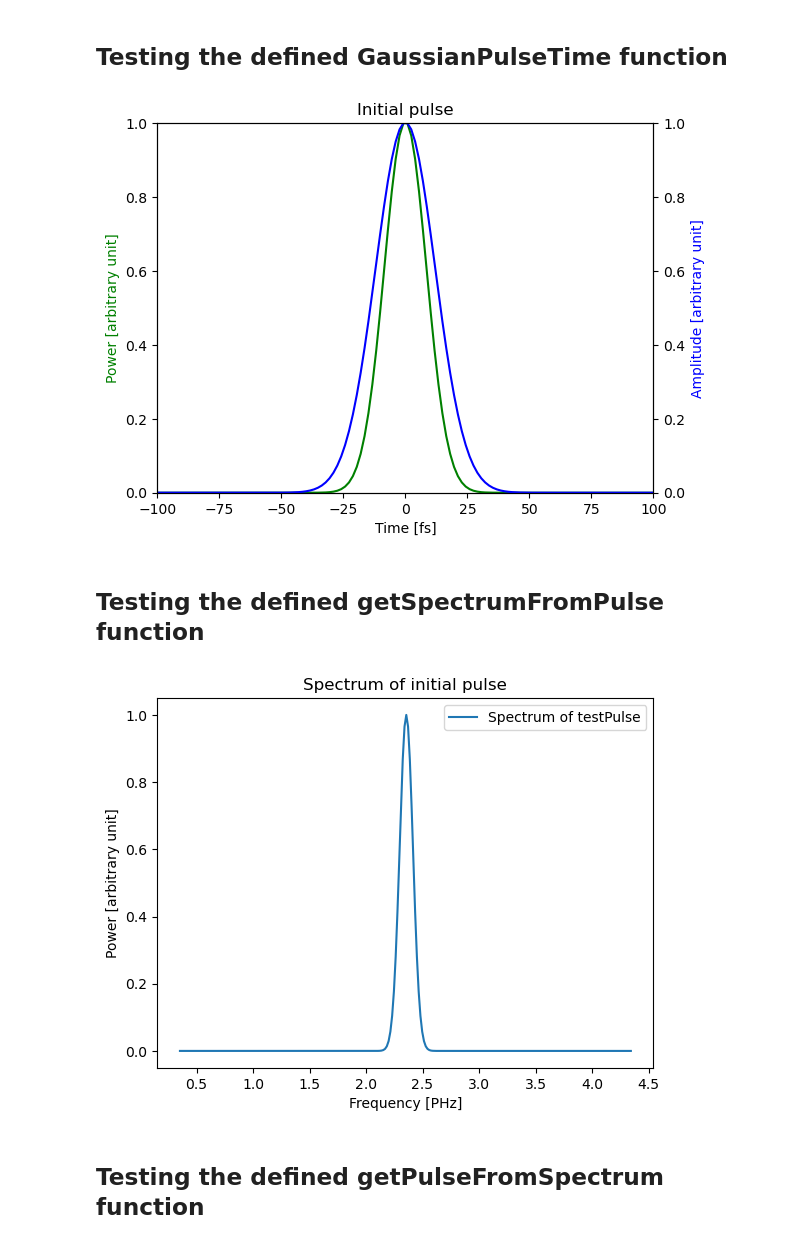
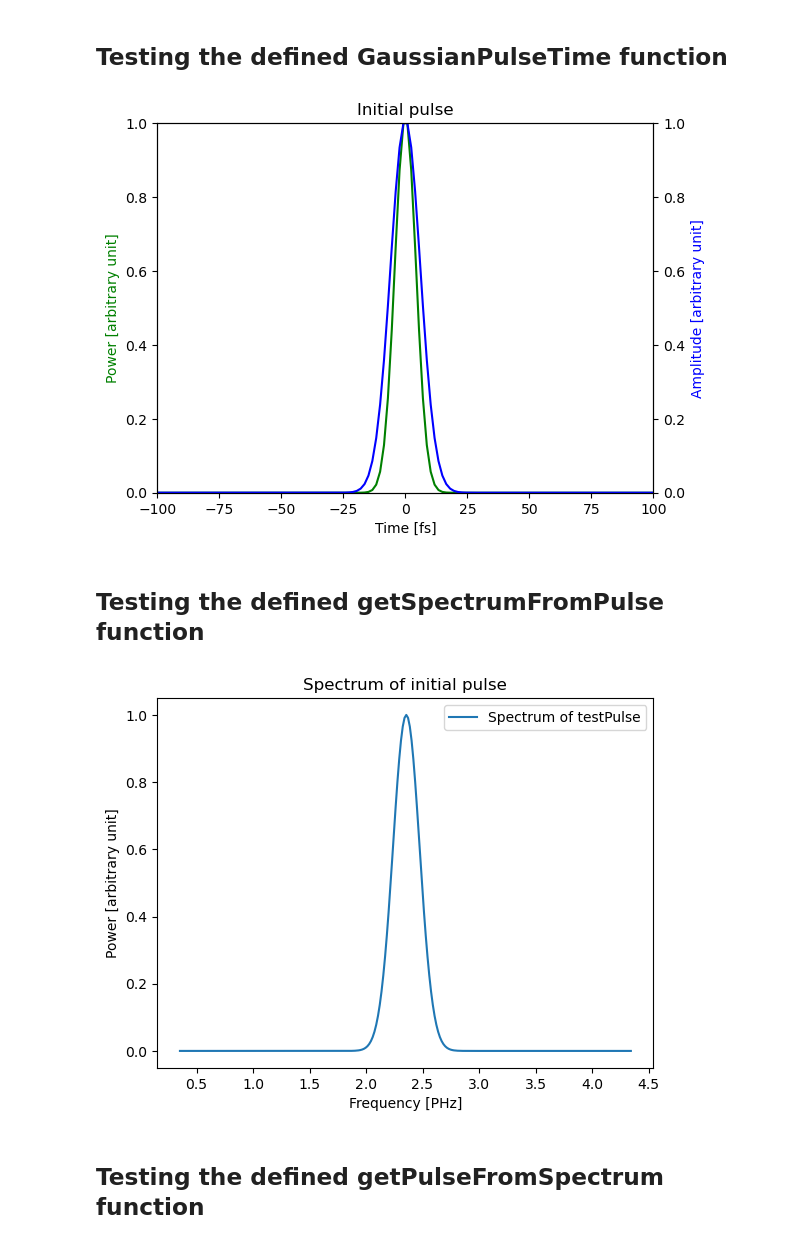
Before and after one commit to physx-is-fun/GNLSE, a Jupyter notebook: notebook.ipynb, the cells around one changed output. Saved outputs shown, nothing was run; the diff lists cells and outputs as text; code cells hidden in the pictures.

Commit message:
Gaussian pulse redefined.

```diff
--- a/notebook.ipynb
+++ b/notebook.ipynb
@@ -57,24 +57,24 @@ compressor = COMPRESSOR_config(GDD_mirror, N_bouncing)
 # %%
 # Initialize Gaussian pulse in the time domain
 X, Y, T = np.meshgrid(simulation.x, simulation.y, simulation.t, indexing='ij')
-testPulse = GaussianPulse(T,laser.amplitude,laser.tau0, X, Y, laser.beam_waist)
+testPulse = GaussianPulse(T,laser.tau0, X, Y, laser.beam_waist, laser.amplitude)
 testPulse = testPulse[simulation.nx // 2, simulation.ny // 2, :]
 
 fig, ax1 = plt.subplots()
 ax2 = ax1.twinx()
 plt.title("Initial pulse")
 ax1.plot(simulation.t_fs,getPower(testPulse)/np.max(getPower(testPulse)),'g-')
 ax2.plot(simulation.t_fs,abs(testPulse)/np.max(abs(testPulse)),'b-')
 ax1.set_xlabel("Time [fs]")
 ax1.set_ylabel("Power [arbitrary unit]", color='g')
 ax2.set_ylabel("Amplitude [arbitrary unit]", color='b')
 ax1.set_ylim(0,1)
 ax2.set_ylim(0,1)
 plt.xlim(-5*laser.tau0*1e15,5*laser.tau0*1e15)
 savePlot('initial pulse')
 plt.show()
 # %% [output]
-[figure, old version]
+[figure, new version]
 # %% [markdown]
 ## Testing the defined getSpectrumFromPulse function
 # %%
@@ -90,7 +90,7 @@ plt.legend()
 savePlot('spectrum of the initial pulse')
 plt.show()
 # %% [output]
-[figure, old version]
+[figure, new version]
 # %% [markdown]
 ## Testing the defined getPulseFromSpectrum function
 # %%
```
Also changed, not shown: parts of 6 cells of this notebook, 12 other files.
